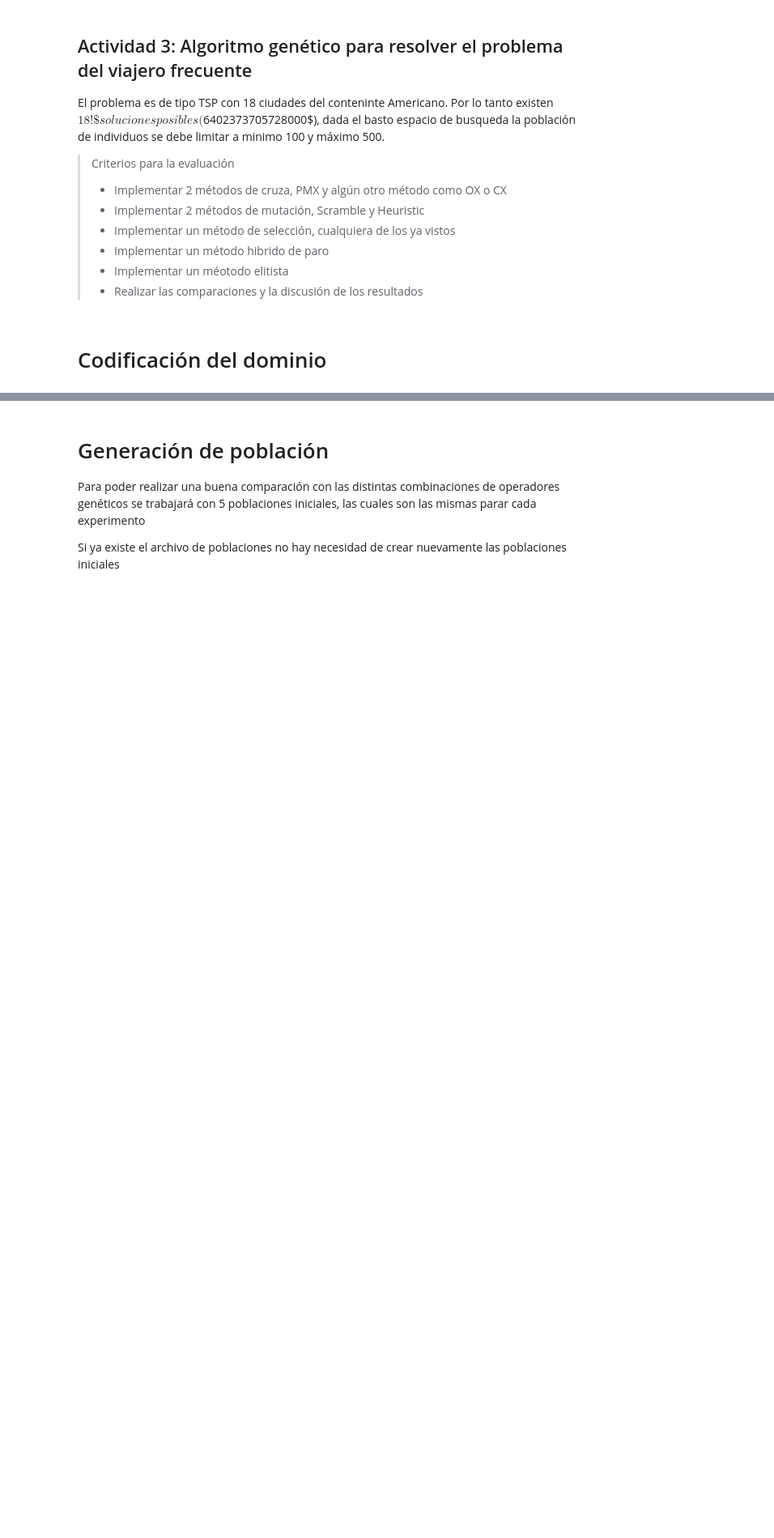
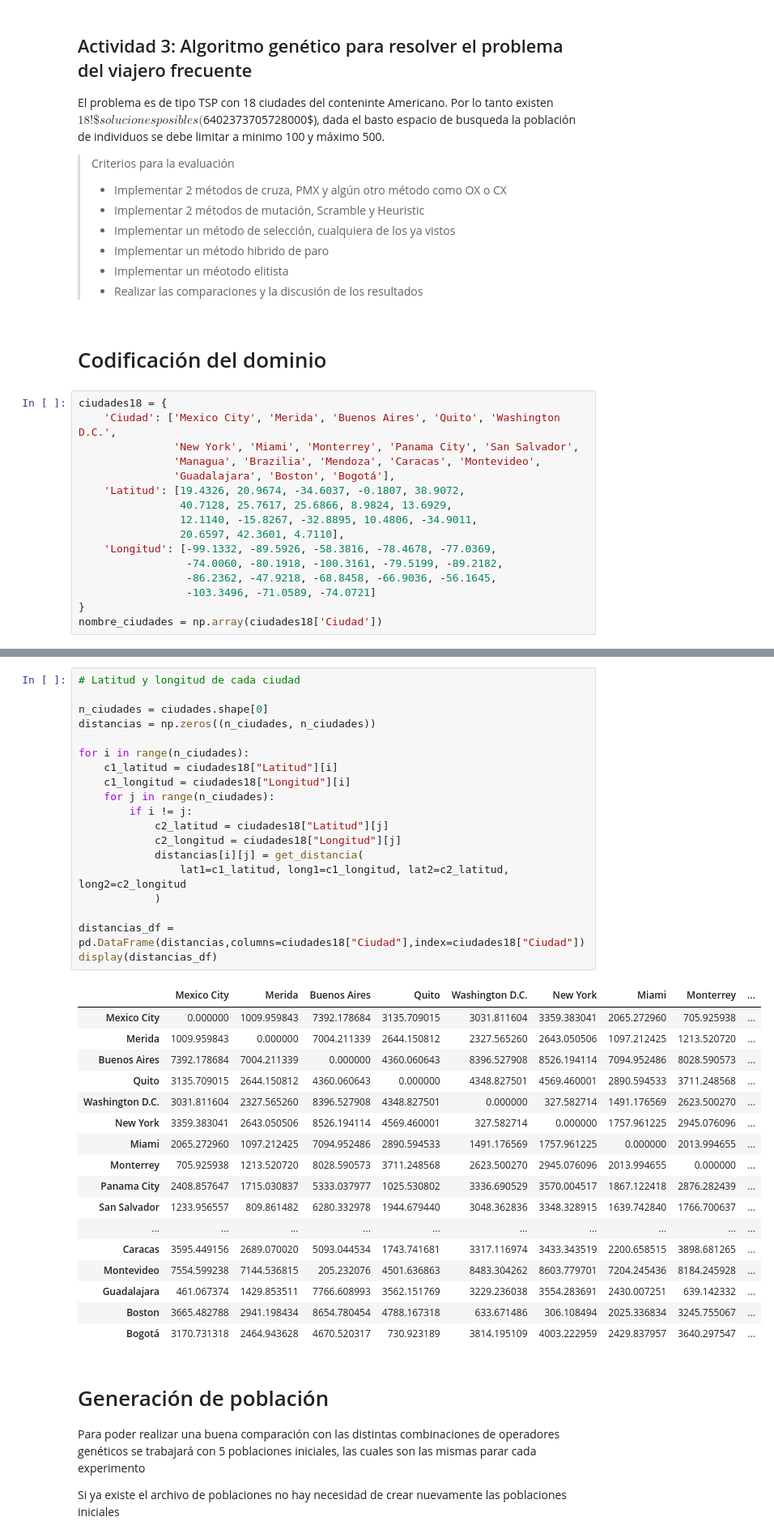
Before and after one commit to Leodna/metahueristicos, a Jupyter notebook: notebooks/final_actividad_2.ipynb, the cells around one changed output, grey strips where cells are left out. Shown at 81% size. Cells and saved outputs as stored; diff of their text form; blank space fills up the shorter version.

Commit message:
Número de ciudades y su respectiva matriz de distancias actualizadas

```diff
--- a/notebooks/final_actividad_2.ipynb
+++ b/notebooks/final_actividad_2.ipynb
@@ -22,4 +22,20 @@ El problema es de tipo TSP con 18 ciudades del conteninte Americano. Por lo tant
 > - Realizar las comparaciones y la discusión de los resultados
 # %% [markdown]
 # Codificación del dominio
+# %%
+ciudades18 = {
+    'Ciudad': ['Mexico City', 'Merida', 'Buenos Aires', 'Quito', 'Washington D.C.',
+               'New York', 'Miami', 'Monterrey', 'Panama City', 'San Salvador',
+               'Managua', 'Brazilia', 'Mendoza', 'Caracas', 'Montevideo',
+               'Guadalajara', 'Boston', 'Bogotá'],
+    'Latitud': [19.4326, 20.9674, -34.6037, -0.1807, 38.9072,
+                40.7128, 25.7617, 25.6866, 8.9824, 13.6929,
+                12.1140, -15.8267, -32.8895, 10.4806, -34.9011,
+                20.6597, 42.3601, 4.7110],
+    'Longitud': [-99.1332, -89.5926, -58.3816, -78.4678, -77.0369,
+                 -74.0060, -80.1918, -100.3161, -79.5199, -89.2182,
+                 -86.2362, -47.9218, -68.8458, -66.9036, -56.1645,
+                 -103.3496, -71.0589, -74.0721]
+}
+nombre_ciudades = np.array(ciudades18['Ciudad'])
 # %%
@@ -68,3 +82,40 @@ print(distancias)
+# %%
+# Latitud y longitud de cada ciudad
+
+n_ciudades = ciudades.shape[0]
+distancias = np.zeros((n_ciudades, n_ciudades))
+
+for i in range(n_ciudades):
+    c1_latitud = ciudades18["Latitud"][i]
+    c1_longitud = ciudades18["Longitud"][i]
+    for j in range(n_ciudades):
+        if i != j:
+            c2_latitud = ciudades18["Latitud"][j]
+            c2_longitud = ciudades18["Longitud"][j]
+            distancias[i][j] = get_distancia(
+                lat1=c1_latitud, long1=c1_longitud, lat2=c2_latitud, long2=c2_longitud
+            )
+
+distancias_df = pd.DataFrame(distancias,columns=ciudades18["Ciudad"],index=ciudades18["Ciudad"])
+display(distancias_df)
+# %% [output]
+|  | Mexico City | Merida | Buenos Aires | Quito | Washington D.C. | New York | Miami | Monterrey | ... |
+| Mexico City | 0.000000 | 1009.959843 | 7392.178684 | 3135.709015 | 3031.811604 | 3359.383041 | 2065.272960 | 705.925938 | ... |
+| Merida | 1009.959843 | 0.000000 | 7004.211339 | 2644.150812 | 2327.565260 | 2643.050506 | 1097.212425 | 1213.520720 | ... |
+| Buenos Aires | 7392.178684 | 7004.211339 | 0.000000 | 4360.060643 | 8396.527908 | 8526.194114 | 7094.952486 | 8028.590573 | ... |
+| Quito | 3135.709015 | 2644.150812 | 4360.060643 | 0.000000 | 4348.827501 | 4569.460001 | 2890.594533 | 3711.248568 | ... |
+| Washington D.C. | 3031.811604 | 2327.565260 | 8396.527908 | 4348.827501 | 0.000000 | 327.582714 | 1491.176569 | 2623.500270 | ... |
+| New York | 3359.383041 | 2643.050506 | 8526.194114 | 4569.460001 | 327.582714 | 0.000000 | 1757.961225 | 2945.076096 | ... |
+| Miami | 2065.272960 | 1097.212425 | 7094.952486 | 2890.594533 | 1491.176569 | 1757.961225 | 0.000000 | 2013.994655 | ... |
+| Monterrey | 705.925938 | 1213.520720 | 8028.590573 | 3711.248568 | 2623.500270 | 2945.076096 | 2013.994655 | 0.000000 | ... |
+| Panama City | 2408.857647 | 1715.030837 | 5333.037977 | 1025.530802 | 3336.690529 | 3570.004517 | 1867.122418 | 2876.282439 | ... |
+| San Salvador | 1233.956557 | 809.861482 | 6280.332978 | 1944.679440 | 3048.362836 | 3348.328915 | 1639.742840 | 1766.700637 | ... |
+| ... | ... | ... | ... | ... | ... | ... | ... | ... | ... |
+| Caracas | 3595.449156 | 2689.070020 | 5093.044534 | 1743.741681 | 3317.116974 | 3433.343519 | 2200.658515 | 3898.681265 | ... |
+| Montevideo | 7554.599238 | 7144.536815 | 205.232076 | 4501.636863 | 8483.304262 | 8603.779701 | 7204.245436 | 8184.245928 | ... |
+| Guadalajara | 461.067374 | 1429.853511 | 7766.608993 | 3562.151769 | 3229.236038 | 3554.283691 | 2430.007251 | 639.142332 | ... |
+| Boston | 3665.482788 | 2941.198434 | 8654.780454 | 4788.167318 | 633.671486 | 306.108494 | 2025.336834 | 3245.755067 | ... |
+| Bogotá | 3170.731318 | 2464.943628 | 4670.520317 | 730.923189 | 3814.195109 | 4003.222959 | 2429.837957 | 3640.297547 | ... |
 # %% [markdown]
 # Generación de población
 
```
Also changed, not shown: parts of 9 cells of this notebook.
